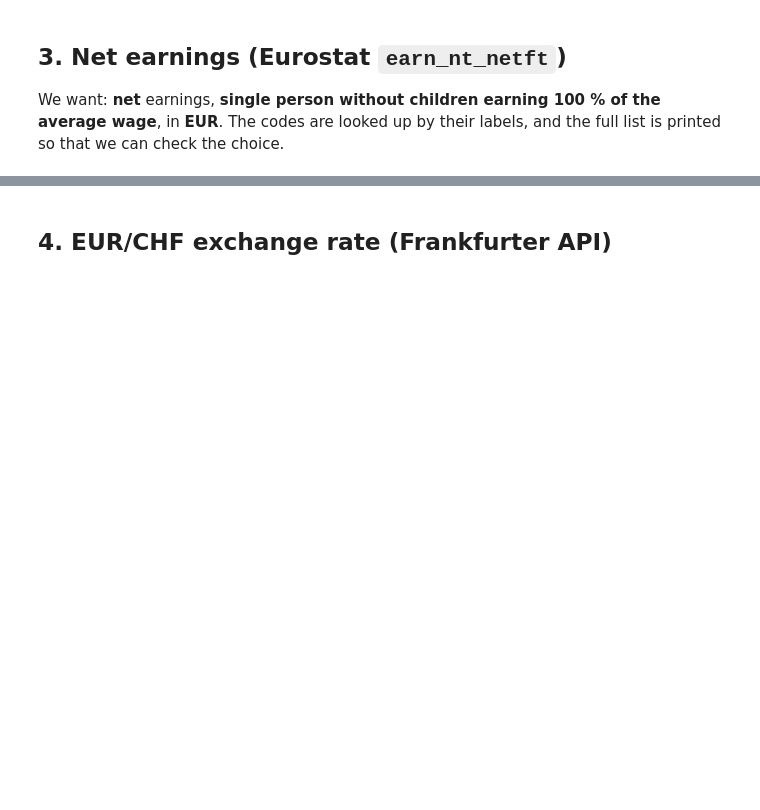
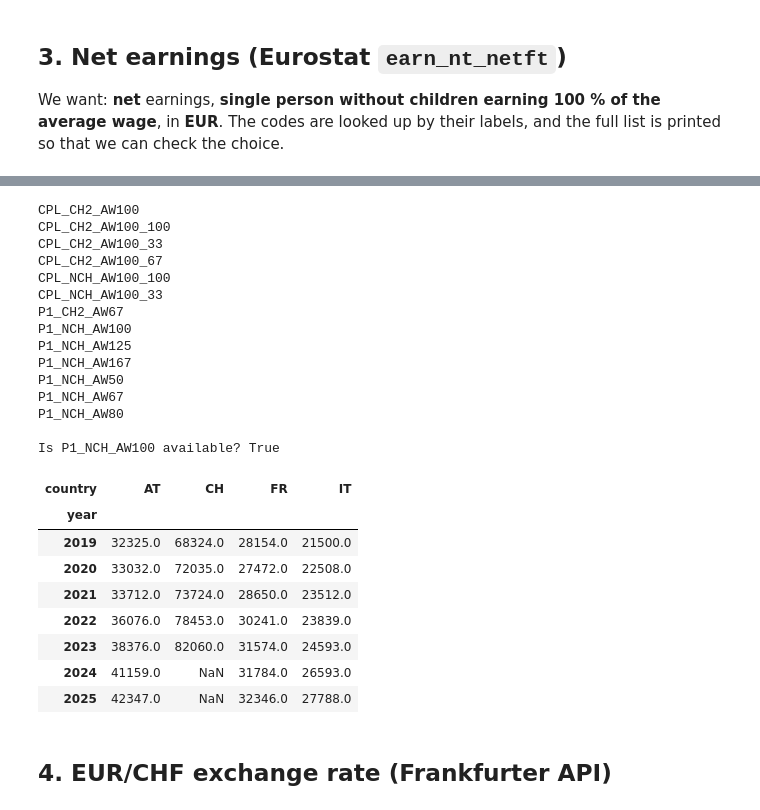
Before and after one commit to lucaricco12/sci-alpi, a Jupyter notebook: notebooks/01_country_stats.ipynb, the cells around one changed output, grey strips where cells are left out. Saved outputs shown, nothing was run; the diff lists cells and outputs as text; code cells hidden in the pictures; blank space fills up the shorter version.

Commit message:
Notebook 01: Eurostat + Frankfurter working

```diff
--- a/notebooks/01_country_stats.ipynb
+++ b/notebooks/01_country_stats.ipynb
@@ -56,12 +72,8 @@ pli[pli["year"] >= 2019].pivot(index="year", columns="country", values="pli_eu27
 We want: **net** earnings, **single person without children earning 100 % of the average wage**, in **EUR**.
 The codes are looked up by their labels, and the full list is printed so that we can check the choice.
 # %%
-ecase_labels = dict(eurostat.get_dic("earn_nt_netft", "ecase", full=False))
-estruct_labels = dict(eurostat.get_dic("earn_nt_netft", "estruct", full=False))
-
-print("ECASE options:")
-for k, v in ecase_labels.items():
-    print(" ", k, "-", v)
-print("\nESTRUCT options:")
-for k, v in estruct_labels.items():
-    print(" ", k, "-", v)
+# earn_nt_net = annual net earnings in EUR, by type of household
+wage_raw = eurostat.get_data_df("earn_nt_net", filter_pars={"geo": COUNTRIES})
+dims = [c for c in wage_raw.columns if not str(c).strip()[:4].isdigit()]
+for c in dims:
+    print(c, "->", sorted(wage_raw[c].astype(str).unique()))
@@ -77,11 +86,46 @@ print("Chosen:", ESTRUCT, "=", estruct_labels[ESTRUCT])
 # %%
-wage_raw = eurostat.get_data_df(
-    "earn_nt_netft",
-    filter_pars={"geo": COUNTRIES, "ecase": [ECASE], "estruct": [ESTRUCT], "currency": ["EUR"]},
-)
-wage = wide_to_long(wage_raw, "net_earnings_year_eur")[["country", "year", "net_earnings_year_eur"]]
+# list all household types, one per line, so we can read them
+ecase_codes = sorted(wage_raw["ecase"].astype(str).unique())
+for e in ecase_codes:
+    print(e)
+
+# single person, no children, 100% of the average wage
+ECASE = "P1_NCH_AW100"
+print("\nIs", ECASE, "available?", ECASE in ecase_codes)
+
+wage_sel = wage_raw[
+    (wage_raw["currency"] == "EUR")
+    & (wage_raw["estruct"] == "NET")
+    & (wage_raw["ecase"] == ECASE)
+]
+wage = wide_to_long(wage_sel, "net_earnings_year_eur")[["country", "year", "net_earnings_year_eur"]]
 wage["net_earnings_hour_eur"] = wage["net_earnings_year_eur"] / HOURS_PER_YEAR
 wage[wage["year"] >= 2019].pivot(index="year", columns="country", values="net_earnings_year_eur").round(0)
+# %% [output]
+CPL_CH2_AW100
+CPL_CH2_AW100_100
+CPL_CH2_AW100_33
+CPL_CH2_AW100_67
+CPL_NCH_AW100_100
+CPL_NCH_AW100_33
+P1_CH2_AW67
+P1_NCH_AW100
+P1_NCH_AW125
+P1_NCH_AW167
+P1_NCH_AW50
+P1_NCH_AW67
+P1_NCH_AW80
+
+Is P1_NCH_AW100 available? True
+| country | AT | CH | FR | IT |
+| year |  |  |  |  |
+| 2019 | 32325.0 | 68324.0 | 28154.0 | 21500.0 |
+| 2020 | 33032.0 | 72035.0 | 27472.0 | 22508.0 |
+| 2021 | 33712.0 | 73724.0 | 28650.0 | 23512.0 |
+| 2022 | 36076.0 | 78453.0 | 30241.0 | 23839.0 |
+| 2023 | 38376.0 | 82060.0 | 31574.0 | 24593.0 |
+| 2024 | 41159.0 | NaN | 31784.0 | 26593.0 |
+| 2025 | 42347.0 | NaN | 32346.0 | 27788.0 |
 # %% [markdown]
 ## 4. EUR/CHF exchange rate (Frankfurter API)
 # %%
```
Also changed, not shown: parts of 8 cells of this notebook, 2 other files.
